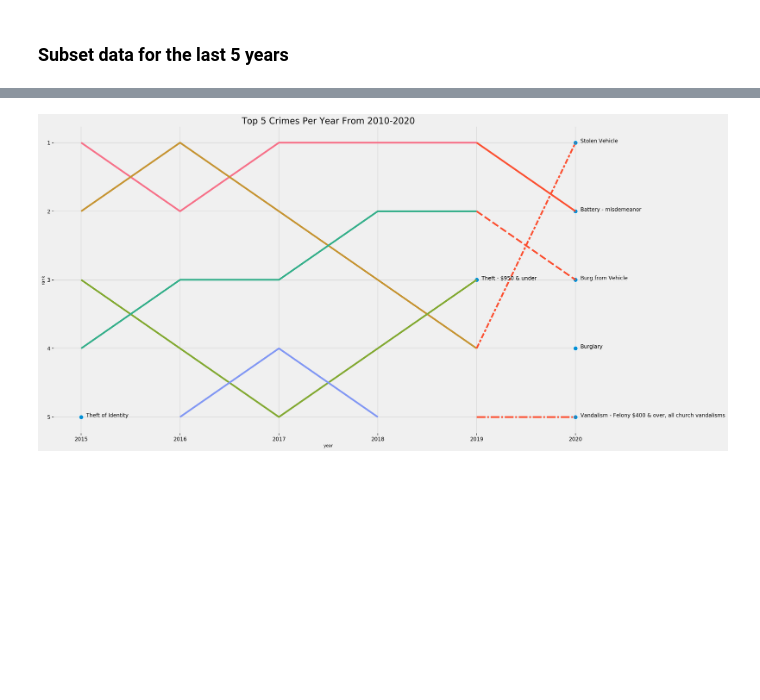
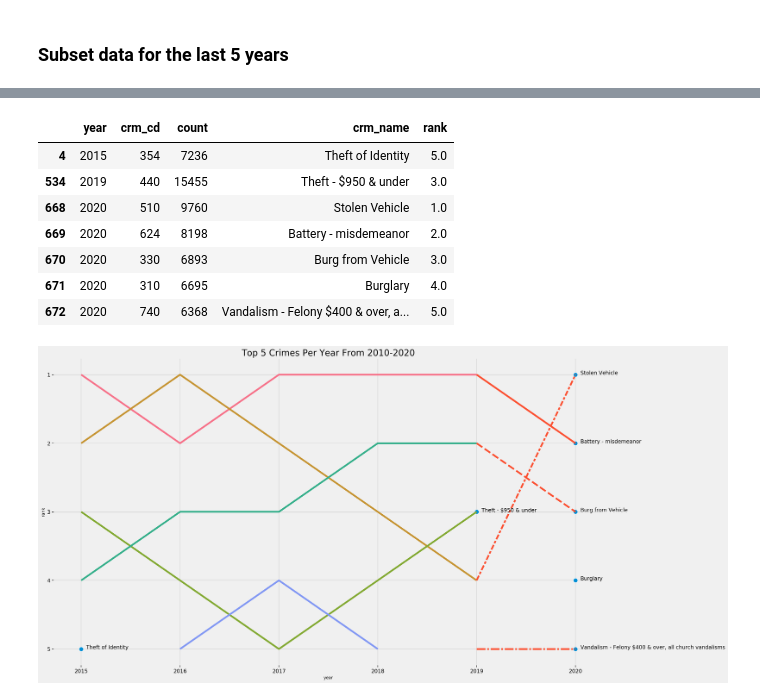
Before and after one commit to veeps/LA_innovation_team, a Jupyter notebook: code/002_EDA.ipynb, the cells around one changed output, grey strips where cells are left out. Cells and saved outputs as stored; diff of their text form; code cells hidden in the pictures; blank space fills up the shorter version.

```diff
--- a/code/002_EDA.ipynb
+++ b/code/002_EDA.ipynb
@@ -92,3 +112,14 @@ last_points = pd.DataFrame(top_crimes.groupby("crm_cd").tail(1)).reset_index()
+# %%
+pd.DataFrame(top_crimes.groupby("crm_cd").tail(1))
+# %% [output]
+|  | year | crm_cd | count | crm_name | rank |
+| 4 | 2015 | 354 | 7236 | Theft of Identity | 5.0 |
+| 534 | 2019 | 440 | 15455 | Theft - $950 & under | 3.0 |
+| 668 | 2020 | 510 | 9760 | Stolen Vehicle | 1.0 |
+| 669 | 2020 | 624 | 8198 | Battery - misdemeanor | 2.0 |
+| 670 | 2020 | 330 | 6893 | Burg from Vehicle | 3.0 |
+| 671 | 2020 | 310 | 6695 | Burglary | 4.0 |
+| 672 | 2020 | 740 | 6368 | Vandalism - Felony $400 & over, a... | 5.0 |
 # %%
 plt.figure(figsize=(20,12))
 
```
Also changed, not shown: parts of 3 cells of this notebook, 8 other files.
